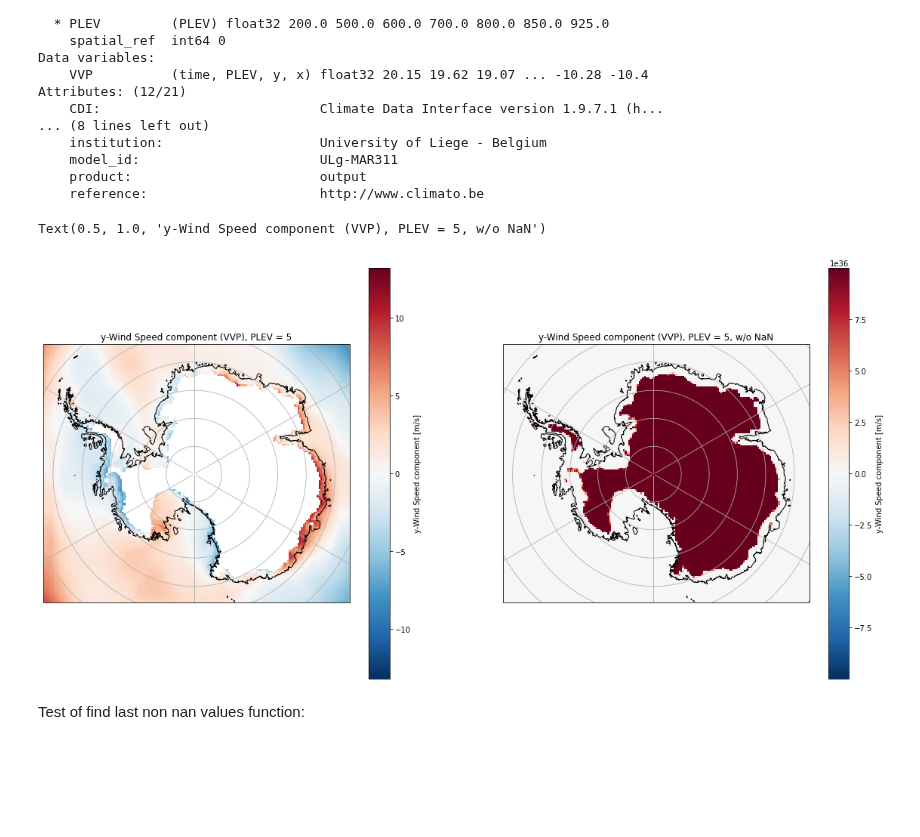
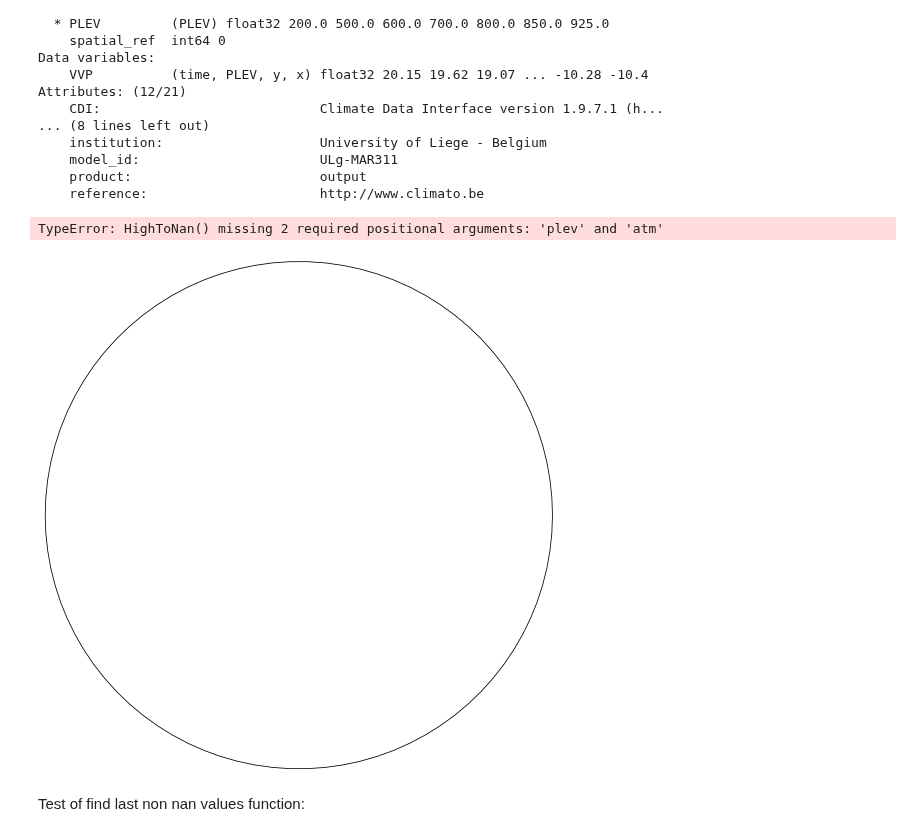
Before and after one commit to marvande/Antarctica-RCM-Emulator, a Jupyter notebook: scr/notebooks/Pre-processing/2-RCM-Winds.ipynb, the cells around one changed output. Drawn from its saved outputs; the diff is of its cells as text; code cells hidden in the pictures; blank space fills up the shorter version.

```diff
--- a/scr/notebooks/Pre-processing/2-RCM-Winds.ipynb
+++ b/scr/notebooks/Pre-processing/2-RCM-Winds.ipynb
@@ -76,13 +94,15 @@ def findLastNonNanTime(time0, f0, VAR):
 
     return a, b
 
-def HighToNan(d0):
+def HighToNan(d0, plev, atm):
     f0 = xr.Dataset(xr.where(d0[VAR]<90, d0, np.nan), coords = d0.coords, attrs = d0.attrs)
     f0[VAR].attrs = d0[VAR].attrs # Var attrs
     f0.x.attrs = d0.x.attrs # Coords attrs
     f0.y.attrs = d0.y.attrs
-    f0.PLEV.attrs = d0.PLEV.attrs
-
+    if plev:
+        f0.PLEV.attrs = d0.PLEV.attrs
+    if atm:
+        f0.ATMLAY.attrs = d0.ATMLAY.attrs
     return f0
 
 def plotAllVar(GCM_xy, m=3, n=3, name='GCM'):
@@ -169,27 +189,27 @@ Attributes: (12/21)
 # %%
 f = plt.figure(figsize=(20, 10))
 map_proj = ccrs.SouthPolarStereo(central_longitude=0.0, globe=None)
 
 ax = plt.subplot(1, 2, 1, projection=ccrs.SouthPolarStereo())
-f0 = HighToNan(d0)
+f0 = HighToNan(d0, plev = True, atm = False)
 f0.isel(time=0, PLEV = 5).VVP.plot(ax=ax, x='x',
                 transform=ccrs.SouthPolarStereo(), add_colorbar=True)
 
 ax.coastlines('10m', color='black')
 ax.gridlines()
 ax.set_title(f'{f0[VAR].long_name} ({VAR}), PLEV = 5')
 
 ax = plt.subplot(1, 2, 2, projection=ccrs.SouthPolarStereo())
-f0 = HighToNan(d0)
+f0 = HighToNan(d0, plev = True, atm = False)
 d0.isel(time=0, PLEV = 5).VVP.plot(ax=ax, x='x',
                 transform=ccrs.SouthPolarStereo(), add_colorbar=True)
 
 ax.coastlines('10m', color='black')
 ax.gridlines()
 ax.set_title(f'{d0[VAR].long_name} ({VAR}), PLEV = 5, w/o NaN')
 # %% [output]
-Text(0.5, 1.0, 'y-Wind Speed component (VVP), PLEV = 5, w/o NaN')
+TypeError: HighToNan() missing 2 required positional arguments: 'plev' and 'atm'
-[figure, old version]
+[figure, new version]
 # %% [markdown]
 Test of find last non nan values function:
 # %%
```
Also changed, not shown: parts of 11 cells of this notebook, 2 other files.
